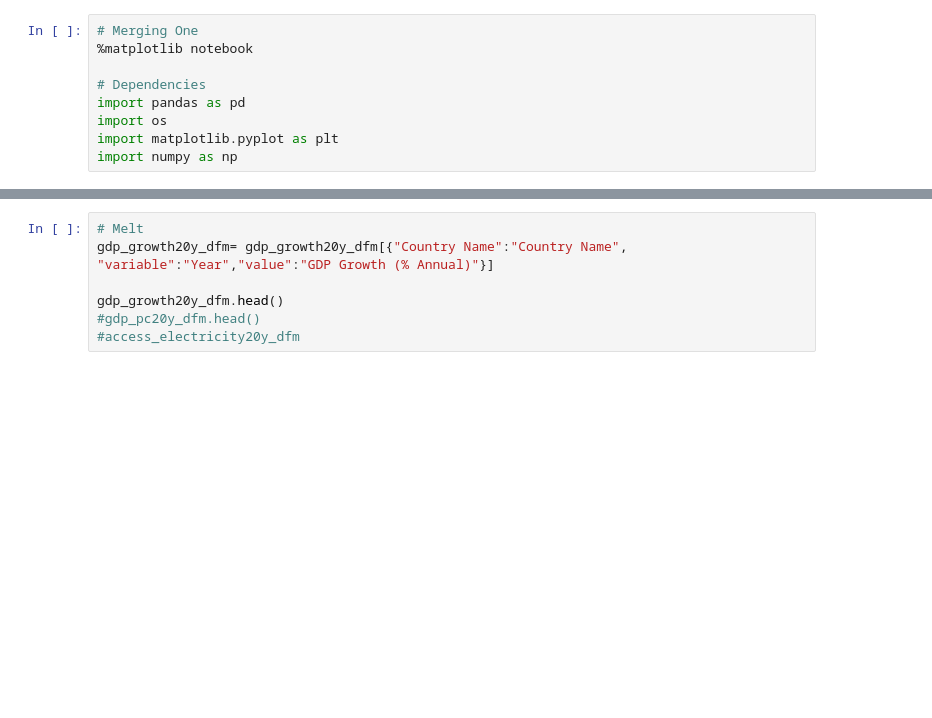
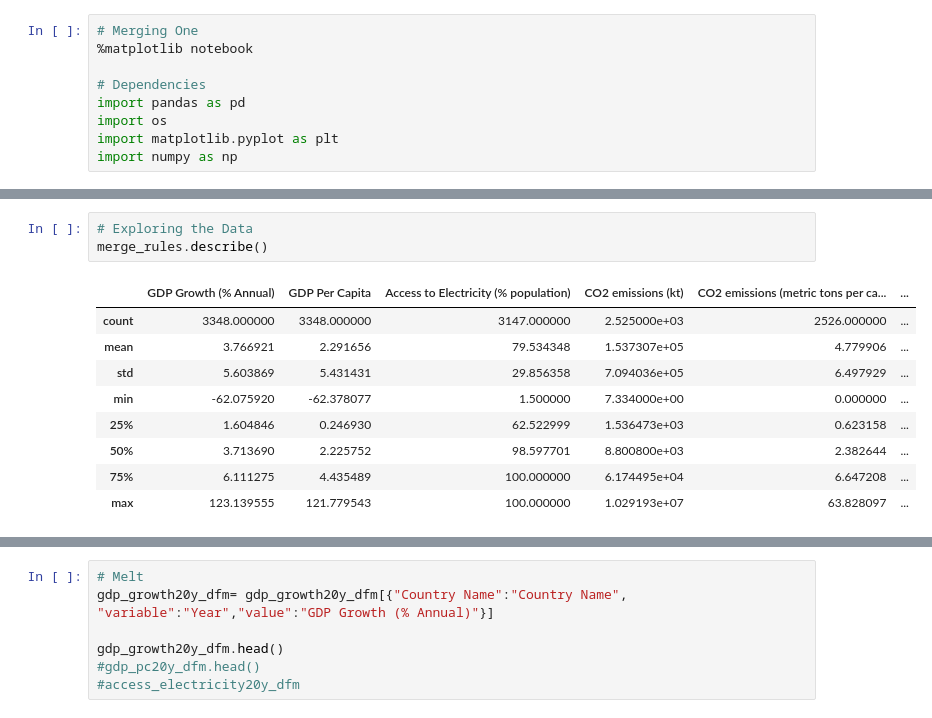
Before and after one commit to FedericoMRenaud/Proyect-One, a Jupyter notebook: All_data_frames/Merging_1998-2018.ipynb, the cells around one changed output, grey strips where cells are left out. Cells and saved outputs as stored; diff of their text form; blank space fills up the shorter version.

```diff
--- a/All_data_frames/Merging_1998-2018.ipynb
+++ b/All_data_frames/Merging_1998-2018.ipynb
@@ -560,0 +435,13 @@ merge_rules.head()
+# %%
+# Exploring the Data
+merge_rules.describe()
+# %% [output]
+|  | GDP Growth (% Annual) | GDP Per Capita | Access to Electricity (% population) | CO2 emissions (kt) | CO2 emissions (metric tons per ca... | ... |
+| count | 3348.000000 | 3348.000000 | 3147.000000 | 2.525000e+03 | 2526.000000 | ... |
+| mean | 3.766921 | 2.291656 | 79.534348 | 1.537307e+05 | 4.779906 | ... |
+| std | 5.603869 | 5.431431 | 29.856358 | 7.094036e+05 | 6.497929 | ... |
+| min | -62.075920 | -62.378077 | 1.500000 | 7.334000e+00 | 0.000000 | ... |
+| 25% | 1.604846 | 0.246930 | 62.522999 | 1.536473e+03 | 0.623158 | ... |
+| 50% | 3.713690 | 2.225752 | 98.597701 | 8.800800e+03 | 2.382644 | ... |
+| 75% | 6.111275 | 4.435489 | 100.000000 | 6.174495e+04 | 6.647208 | ... |
+| max | 123.139555 | 121.779543 | 100.000000 | 1.029193e+07 | 63.828097 | ... |
```
Also changed, not shown: parts of 38 cells of this notebook, 3 other files.
